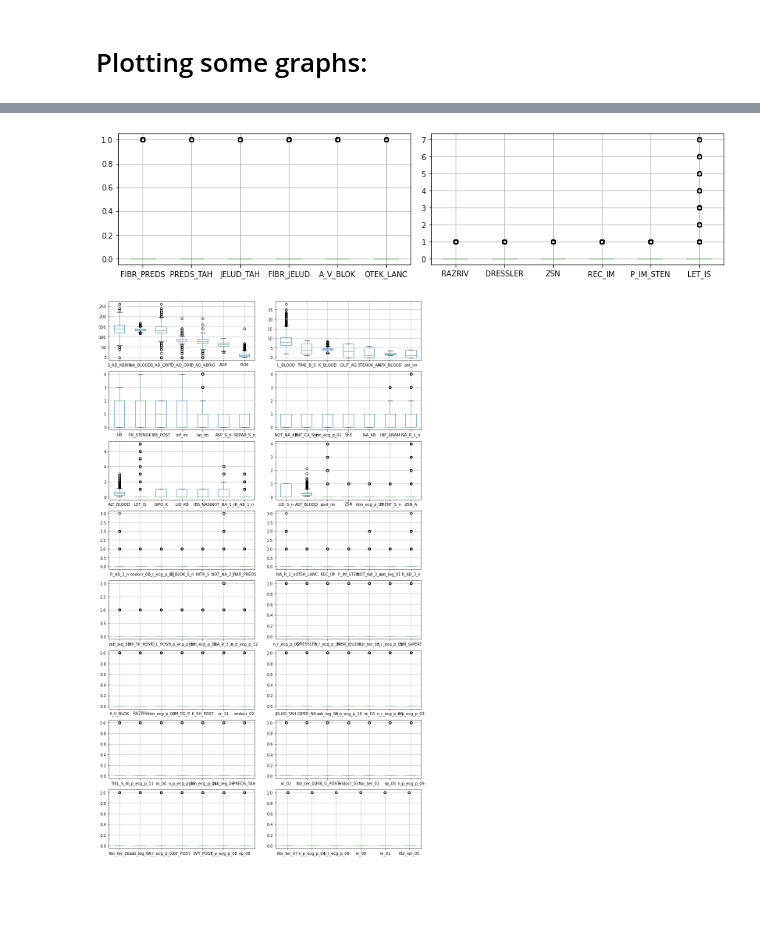
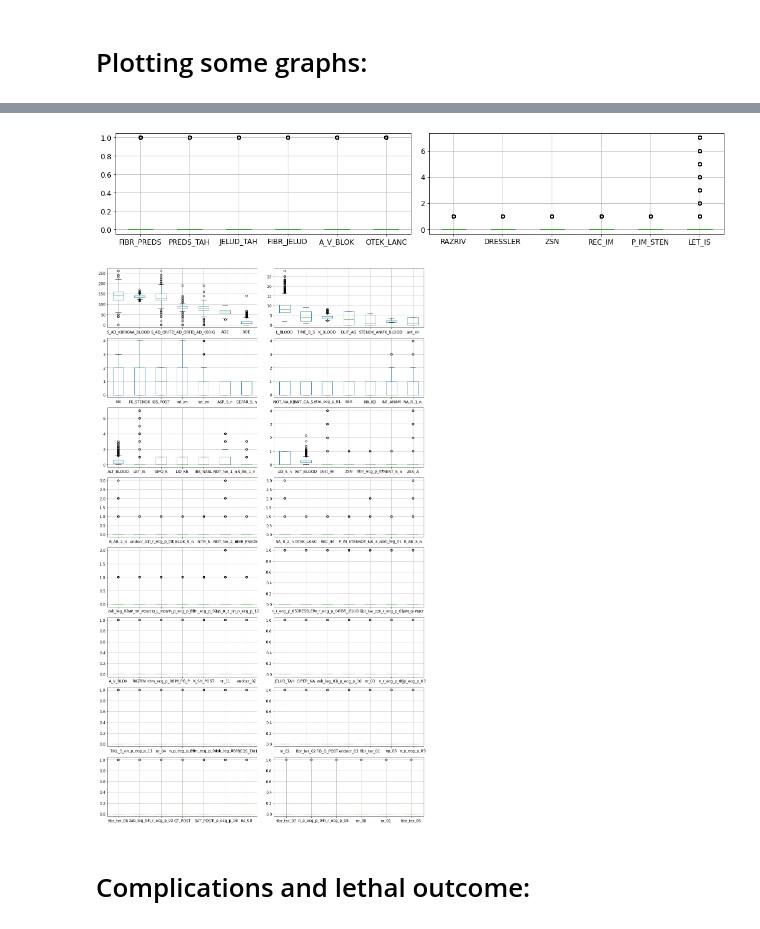
Before and after one commit to dwelcaslu/IFSP---Projeto-Interdisciplinar, a Jupyter notebook: notebooks/lucas/nbk00_data_exploration.ipynb, the cells around one changed output, grey strips where cells are left out. Drawn from its saved outputs; the diff is of its cells as text; code cells hidden in the pictures; blank space fills up the shorter version.

```diff
--- a/notebooks/lucas/nbk00_data_exploration.ipynb
+++ b/notebooks/lucas/nbk00_data_exploration.ipynb
@@ -5,8 +5,12 @@ sys.path.append('../../src')
 import numpy as np
 import matplotlib.pyplot as plt
 import pandas as pd
+import seaborn as sns
 
 import visualization.visualize as vis
+
+
+plt.rcParams.update({'font.size': 12})
 # %%
 filename = '../../data/raw/Myocardial infarction complications Database.csv'
 data = pd.read_csv(filename)
@@ -101,8 +165,10 @@ boxplot_cols = list(data_desc.sort_values(by='mean', ascending=False).index[~np.
 # %%
-vis.plot_feature_boxplots(data, TARGET_COLS, figsize=(12, 3), subplot_layout=(1, 2))
+vis.plot_feature_boxplots(data, TARGET_COLS, figsize=(15, 3), subplot_layout=(1, 2))
 # %% [output]
-[figure, old version]
+[figure, new version]
 # %%
-vis.plot_feature_boxplots(data, boxplot_cols, figsize=(12, 20), subplot_layout=(8, 2))
+vis.plot_feature_boxplots(data, boxplot_cols, figsize=(15, 25), subplot_layout=(8, 2))
 # %% [output]
-[figure, old version]
+[figure, new version]
+# %% [markdown]
+# Complications and lethal outcome:
```
Also changed, not shown: parts of 15 cells of this notebook, 8 other files.
